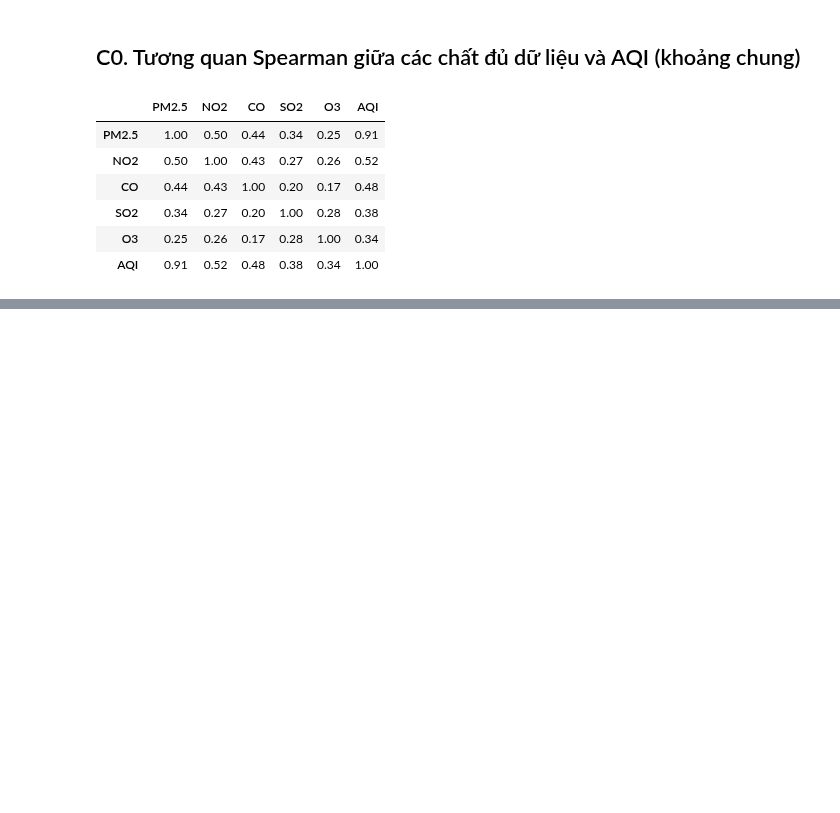
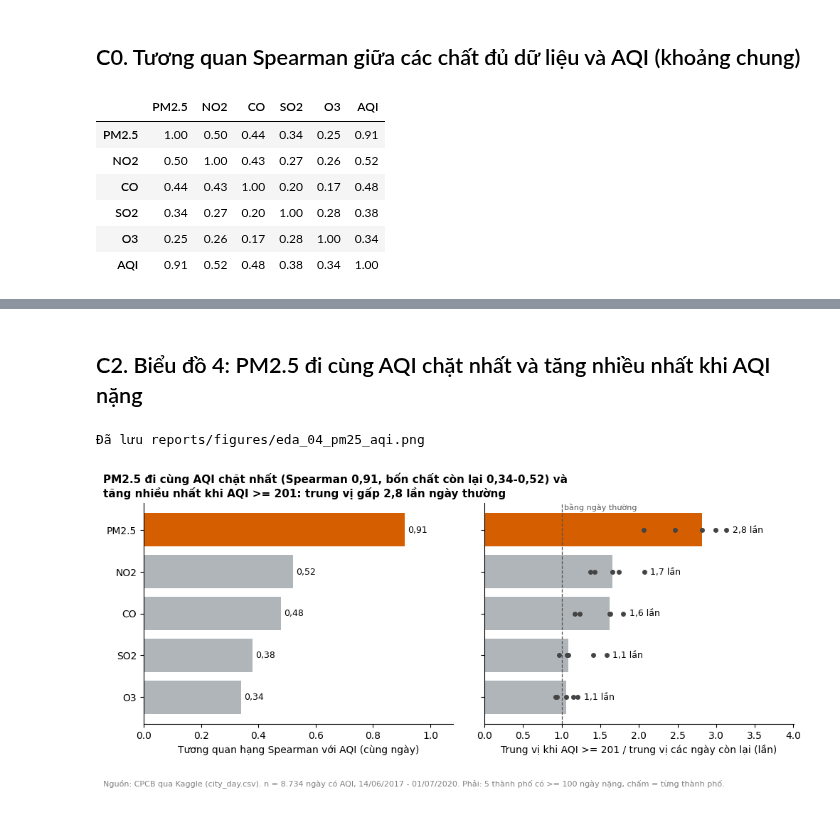
Before and after one commit to MTuan1510/Air-Project, a Jupyter notebook: notebooks/08c_eda_chat_nao.ipynb, the cells around one changed output, grey strips where cells are left out. Drawn from its saved outputs; the diff is of its cells as text; code cells hidden in the pictures; blank space fills up the shorter version.

```diff
--- a/notebooks/08c_eda_chat_nao.ipynb
+++ b/notebooks/08c_eda_chat_nao.ipynb
@@ -145,0 +131,43 @@ Soạn câu trả lời ngắn cho 5 câu W8 (xem `08_eda.ipynb`) và các câu
+# %% [markdown]
+## C2. Biểu đồ 4: PM2.5 đi cùng AQI chặt nhất và tăng nhiều nhất khi AQI nặng
+# %%
+rho = corr["AQI"].drop("AQI").sort_values()                      # tăng dần để cột lớn nằm trên cùng
+rt = ratio.loc[big, rho.index]                                   # 5 thành phố, cùng thứ tự chất
+rt_med = ratio.loc["Trung vị 5 thành phố", rho.index]
+assert rho.idxmax() == "PM2.5" and rt_med.idxmax() == "PM2.5", "PM2.5 không còn đứng đầu, phải sửa tiêu đề"
+
+others = rho.drop("PM2.5")
+fig, (ax1, ax2) = plt.subplots(1, 2, figsize=(10, 4.6), sharey=True)
+colors = [ACCENT if s == "PM2.5" else NEUTRAL for s in rho.index]
+
+# Trái: tương quan hạng với AQI (khoảng chung, 8 thành phố)
+b1 = ax1.barh(rho.index, rho.values, color=colors)
+ax1.bar_label(b1, labels=[vn(v, 2) for v in rho.values], padding=3, fontsize=9)
+ax1.set_xlim(0, 1.08)
+ax1.set_xlabel("Tương quan hạng Spearman với AQI (cùng ngày)")
+ax1.set_ylabel("")
+
+# Phải: tỉ lệ trung vị ngày nặng / ngày thường, tính trong từng thành phố (chấm xám = từng thành phố)
+b2 = ax2.barh(rt_med.index, rt_med.values, color=colors)
+for i, s in enumerate(rt_med.index):
+    ax2.scatter(rt[s].values, [i] * len(rt), s=16, color="#444444", zorder=3)
+    ax2.text(rt[s].max() + 0.08, i, f"{vn(rt_med[s], 1)} lần", va="center", fontsize=9)
+ax2.axvline(1, color="#555555", linestyle="--", linewidth=0.9)
+ax2.text(1.03, 1.0, "bằng ngày thường", transform=ax2.get_xaxis_transform(), va="top", fontsize=8, color="#555555")
+ax2.set_xlim(0, rt.max().max() * 1.28)
+ax2.set_xlabel("Trung vị khi AQI >= 201 / trung vị các ngày còn lại (lần)")
+
+finish_chart(fig, ax1,
+             f"PM2.5 đi cùng AQI chặt nhất (Spearman {vn(rho['PM2.5'], 2)}, bốn chất còn lại {vn(others.min(), 2)}-{vn(others.max(), 2)}) "
+             f"và tăng nhiều nhất khi AQI >= 201: trung vị gấp {vn(rt_med['PM2.5'], 1)} lần ngày thường",
+             win, note=f"Phải: {len(big)} thành phố có >= 100 ngày nặng, chấm = từng thành phố.")
+fig.subplots_adjust(bottom=0.2, wspace=0.1)       # chừa chỗ cho nhãn trục và chú thích nguồn
+# nhãn trục dài đẩy khung vẽ sang phải: dời tiêu đề về mép trái của hình (cùng cách 08a)
+fig.canvas.draw()
+pos = ax1.get_position()
+ax1.set_title(ax1.get_title(loc="left"), loc="left", x=(0.01 - pos.x0) / pos.width, fontsize=11, fontweight="bold")
+save_fig(fig, "04_pm25_aqi")
+plt.show()
+# %% [output]
+Đã lưu reports/figures/eda_04_pm25_aqi.png
+[figure, added]
```
Also changed, not shown: parts of 10 cells of this notebook, 1 other file.
